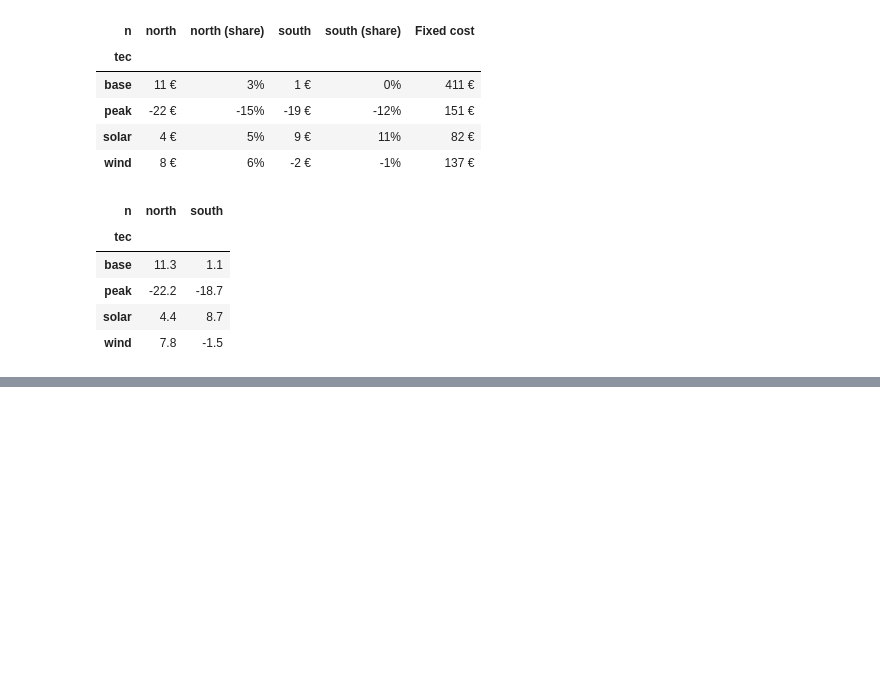
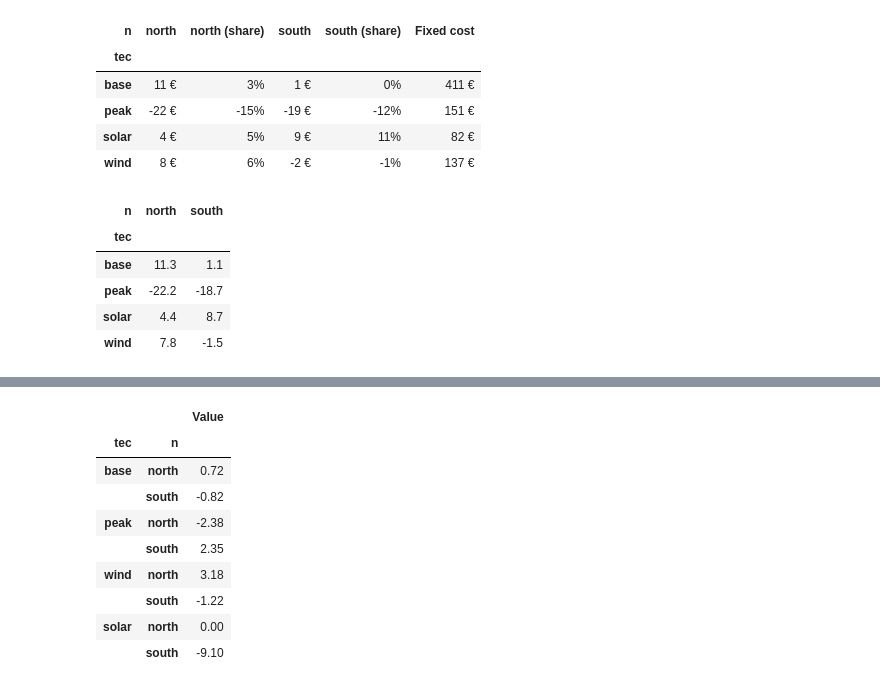
Before and after one commit to anselm-eicke/Locational-investment-signals, a Jupyter notebook: Two node models/Output/Postprocessing.ipynb, the cells around one changed output, grey strips where cells are left out. Saved outputs shown, nothing was run; the diff lists cells and outputs as text; code cells hidden in the pictures; blank space fills up the shorter version.

```diff
--- a/Two node models/Output/Postprocessing.ipynb
+++ b/Two node models/Output/Postprocessing.ipynb
@@ -343,0 +375,15 @@ instr
+# %%
+dif = cap2.set_index(['tec', 'n']) - cap.set_index(['tec', 'n'])
+# %%
+dif
+# %% [output]
+|  |  | Value |
+| tec | n |  |
+| base | north | 0.72 |
+|  | south | -0.82 |
+| peak | north | -2.38 |
+|  | south | 2.35 |
+| wind | north | 3.18 |
+|  | south | -1.22 |
+| solar | north | 0.00 |
+|  | south | -9.10 |
```
Also changed, not shown: parts of 6 cells of this notebook.
